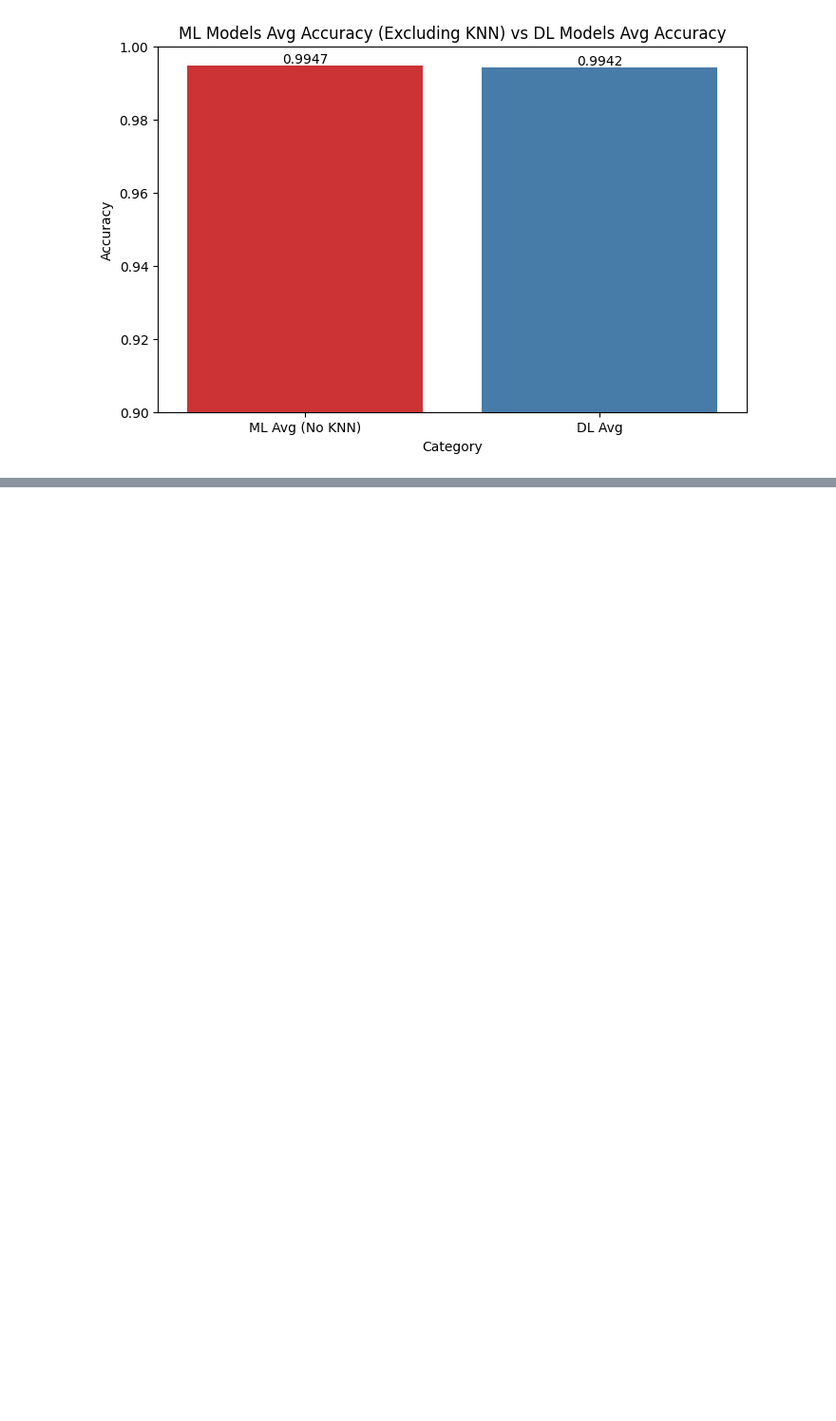
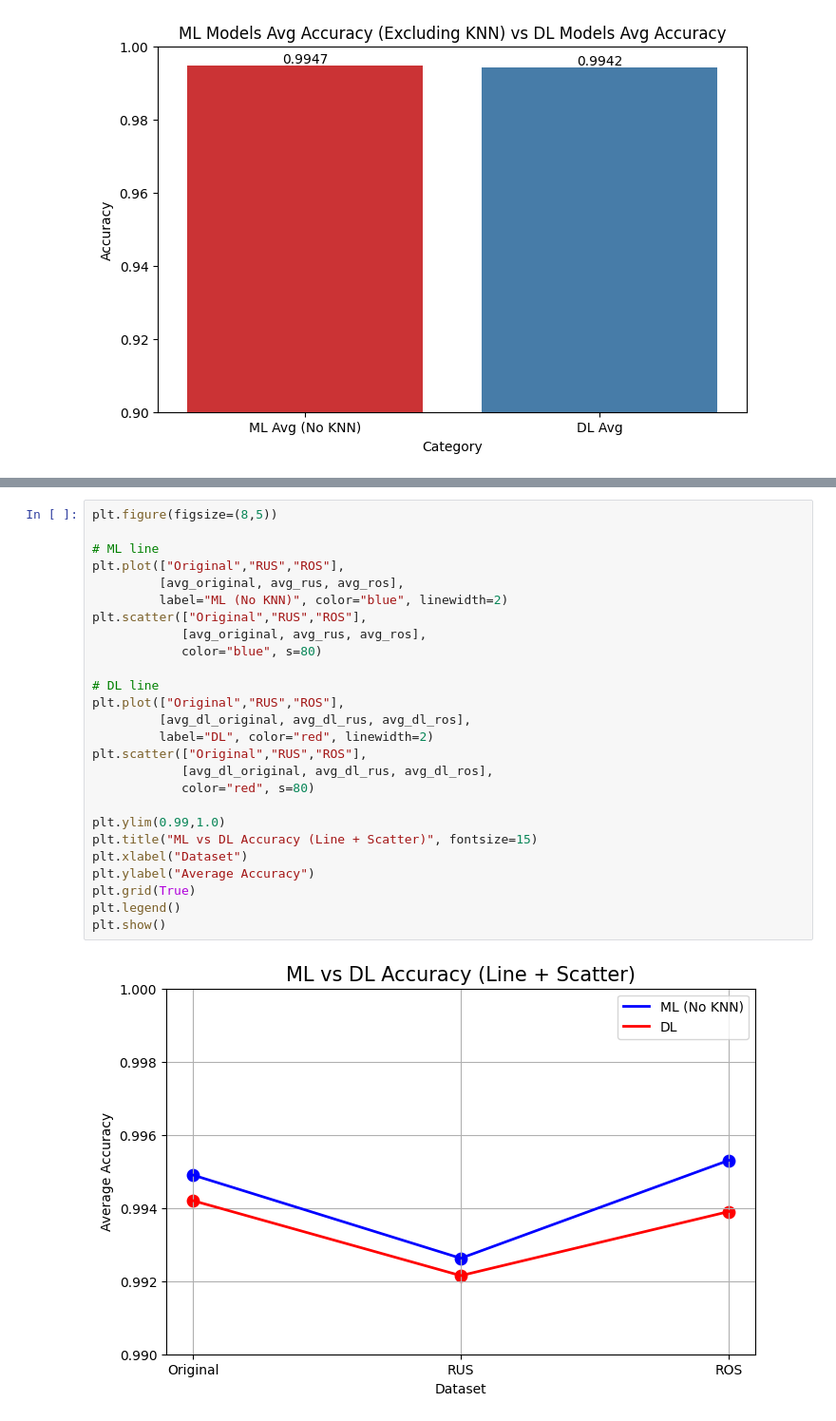
Before and after one commit to yash-sojitra-20/SQLi-Detection-Benchmark, a Jupyter notebook: Visualization/OverAll.ipynb, the cells around one changed output, grey strips where cells are left out. Shown at 95% size. Drawn from its saved outputs; the diff is of its cells as text; blank space fills up the shorter version.

```diff
--- a/Visualization/OverAll.ipynb
+++ b/Visualization/OverAll.ipynb
@@ -426,0 +489,28 @@ plt.show()
+# %%
+plt.figure(figsize=(8,5))
+
+# ML line
+plt.plot(["Original","RUS","ROS"],
+         [avg_original, avg_rus, avg_ros],
+         label="ML (No KNN)", color="blue", linewidth=2)
+plt.scatter(["Original","RUS","ROS"],
+            [avg_original, avg_rus, avg_ros],
+            color="blue", s=80)
+
+# DL line
+plt.plot(["Original","RUS","ROS"],
+         [avg_dl_original, avg_dl_rus, avg_dl_ros],
+         label="DL", color="red", linewidth=2)
+plt.scatter(["Original","RUS","ROS"],
+            [avg_dl_original, avg_dl_rus, avg_dl_ros],
+            color="red", s=80)
+
+plt.ylim(0.99,1.0)
+plt.title("ML vs DL Accuracy (Line + Scatter)", fontsize=15)
+plt.xlabel("Dataset")
+plt.ylabel("Average Accuracy")
+plt.grid(True)
+plt.legend()
+plt.show()
+# %% [output]
+[figure, added]
```
Also changed, not shown: parts of 8 cells of this notebook.
